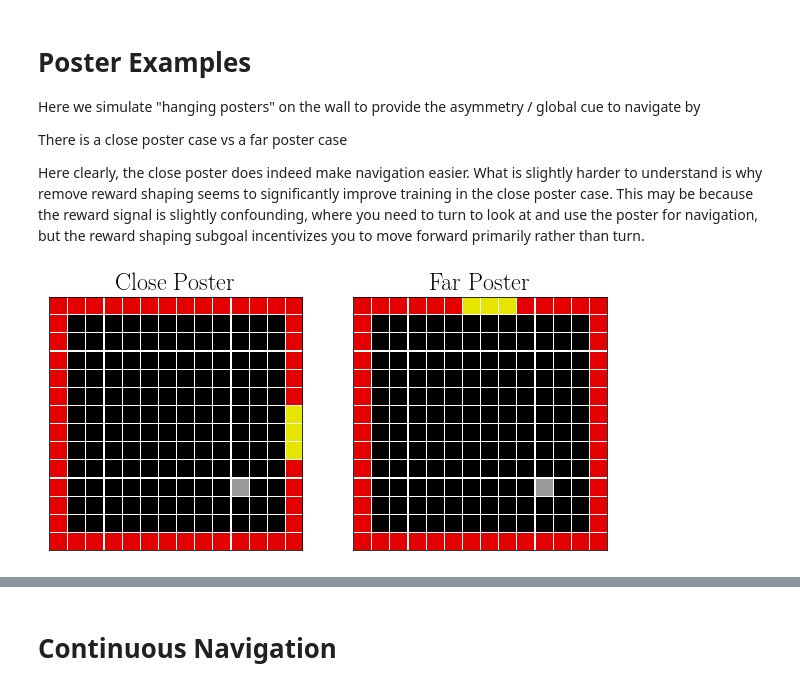
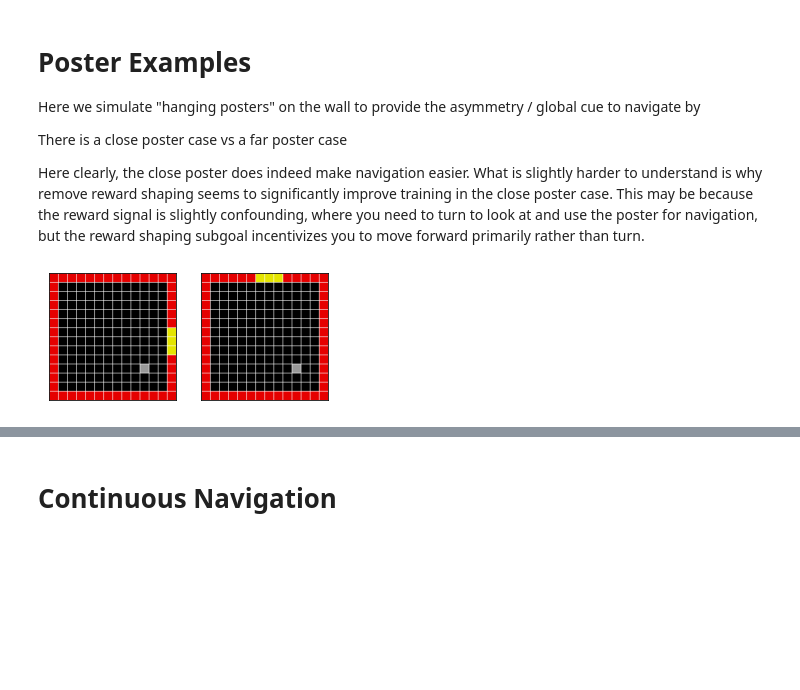
Before and after one commit to liuandrew/training-rl-algo, a Jupyter notebook: write_and_test/data_visualize.ipynb, the cells around one changed output, grey strips where cells are left out. Cells and saved outputs as stored; diff of their text form; code cells hidden in the pictures; blank space fills up the shorter version.

```diff
--- a/write_and_test/data_visualize.ipynb
+++ b/write_and_test/data_visualize.ipynb
@@ -373,0 +423,36 @@ plt.savefig(save_folder + '3_2_invisible_wall_colors_nonshaped_reward', bbox_inc
+# %%
+runs = get_runs(2)
+
+fig, ax = plt.subplots(1, 2, figsize=(20, 10), sharex=True, sharey=True)
+
+colors = [1, 2, 2.5, 4]
+label_list = ['1 Wall Color', '2 Wall Colors (Symmetrical)', '2 Wall Colors', '4 Wall Colors']
+datas = {color: [] for color in colors}
+labels = {colors[i]: label_list[i] for i in range(len(colors))}
+for run in runs:
+    if run.state == 'finished' and \
+        run.config['env_kwargs']['reward_shaping'] == 1 and run.config['seed'] < 3:
+        color = run.config['env_kwargs']['wall_colors']
+        df = get_metric(run, ['charts/episodic_length'])
+        datas[color].append(df)
+
+plot_cloud_from_dict(datas, labels, ax=ax[0])
+ax[0].set_ylabel('time to\nfind platform\nper episode', rotation=0, va='center', labelpad=60)
+ax[0].set_xlabel('timesteps trained', labelpad=15)
+ax[0].set_xlim([20000, 200000])
+ax[0].legend(bbox_to_anchor=(0.5, 0.2, 0, 0))
+
+colors = [1, 2, 2.5, 4]
+label_list = ['1 Wall Color', '2 Wall Colors (Symmetrical)', '2 Wall Colors', '4 Wall Colors']
+datas = {color: [] for color in colors}
+labels = {colors[i]: label_list[i] for i in range(len(colors))}
+for run in runs:
+    if run.state == 'finished' and \
+        run.config['env_kwargs']['reward_shaping'] == 0 and run.config['seed'] < 3:
+        color = run.config['env_kwargs']['wall_colors']
+        df = get_metric(run, ['charts/episodic_length'])
+        datas[color].append(df)
+
+plot_cloud_from_dict(datas, labels, ax=ax[1])
+
+plt.savefig(save_folder + '4_3_invisible_wall_colors', bbox_inches='tight')
@@ -440,36 +527,36 @@ def render(self, mode='human', ax=None):
             elif self.objects[i, j] != 0:
                 #draw invisible objects for viewer
                 img = color_block(j, i, [0.6, 0.6, 0.6], img)
 
     if mode == 'rgb_array':
         # return img.astype('uint8') * 255
         return (img * 255).astype('uint8')
     elif mode == 'human':
         ax.imshow(img)
 
 
 import gym
 import gym_nav
 
 posters = [0, 1]
 label_list = ['Close Poster', 'Far Poster']
 
 
-fig, ax = plt.subplots(1, 2, figsize=(10, 5))
+fig, ax = plt.subplots(1, 2, figsize=(5, 3))
 
 for x, poster in enumerate(posters):
     env = gym.make('Gridworld-v0', num_obstacles=0, world_size=14, wall_colors=1, poster=poster,
                   task_structure=2)
     env.render = render
     env.agent[0] = [1, 1]
     env.agent[1] = 0
     env.render(env, ax=ax[x])
     ax[x].set_xticks([])
     ax[x].set_yticks([])
-    ax[x].set_title(label_list[x])
+    # ax[x].set_title(label_list[x])
 plt.savefig(save_folder + '4a_posters.png', bbox_inches='tight')
 # %% [output]
-[figure, old version]
+[figure, new version]
 # %%
 runs = get_runs(3)
 posters = [0, 1]
```
Also changed, not shown: parts of 33 cells of this notebook, 27 other files.
